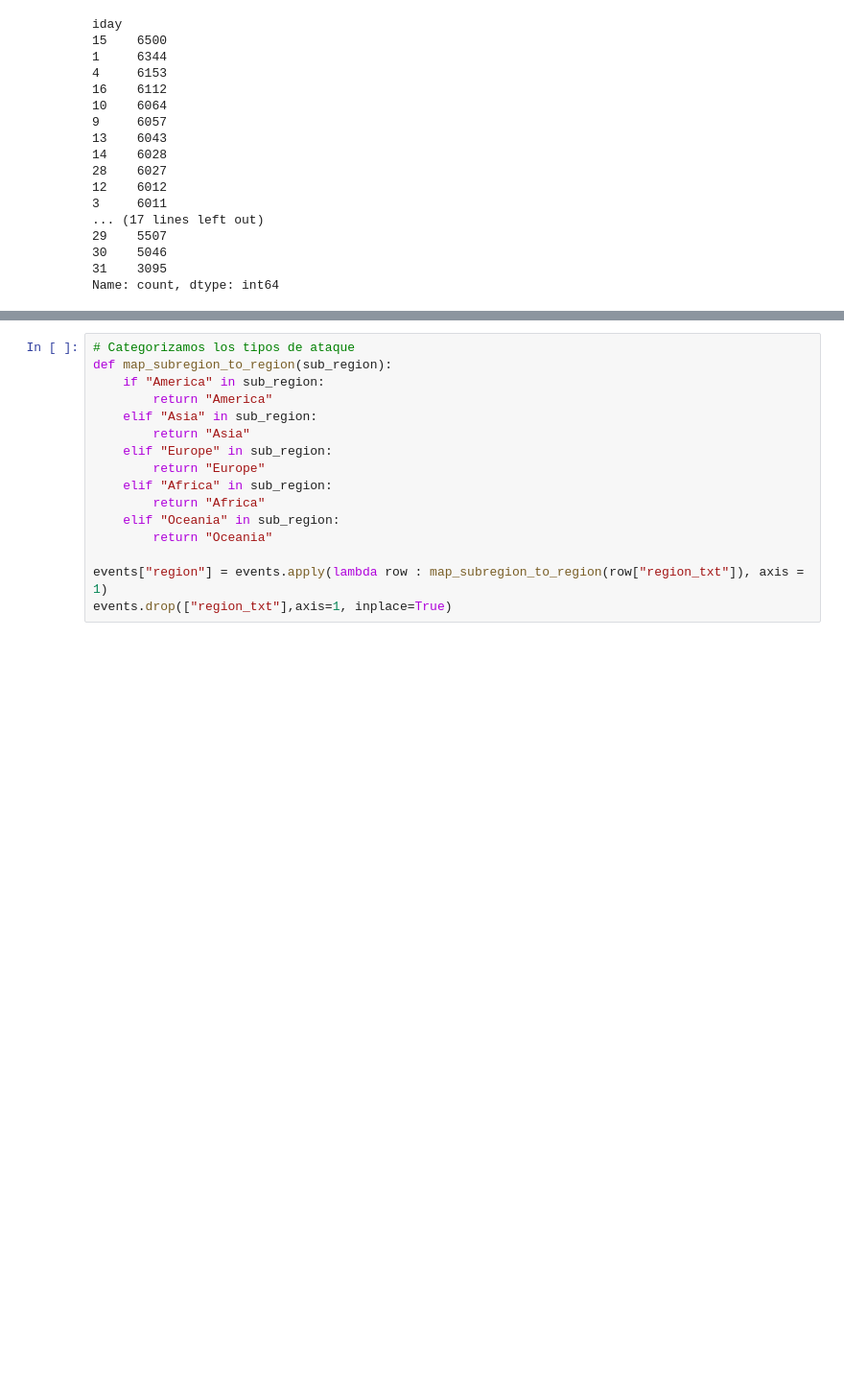
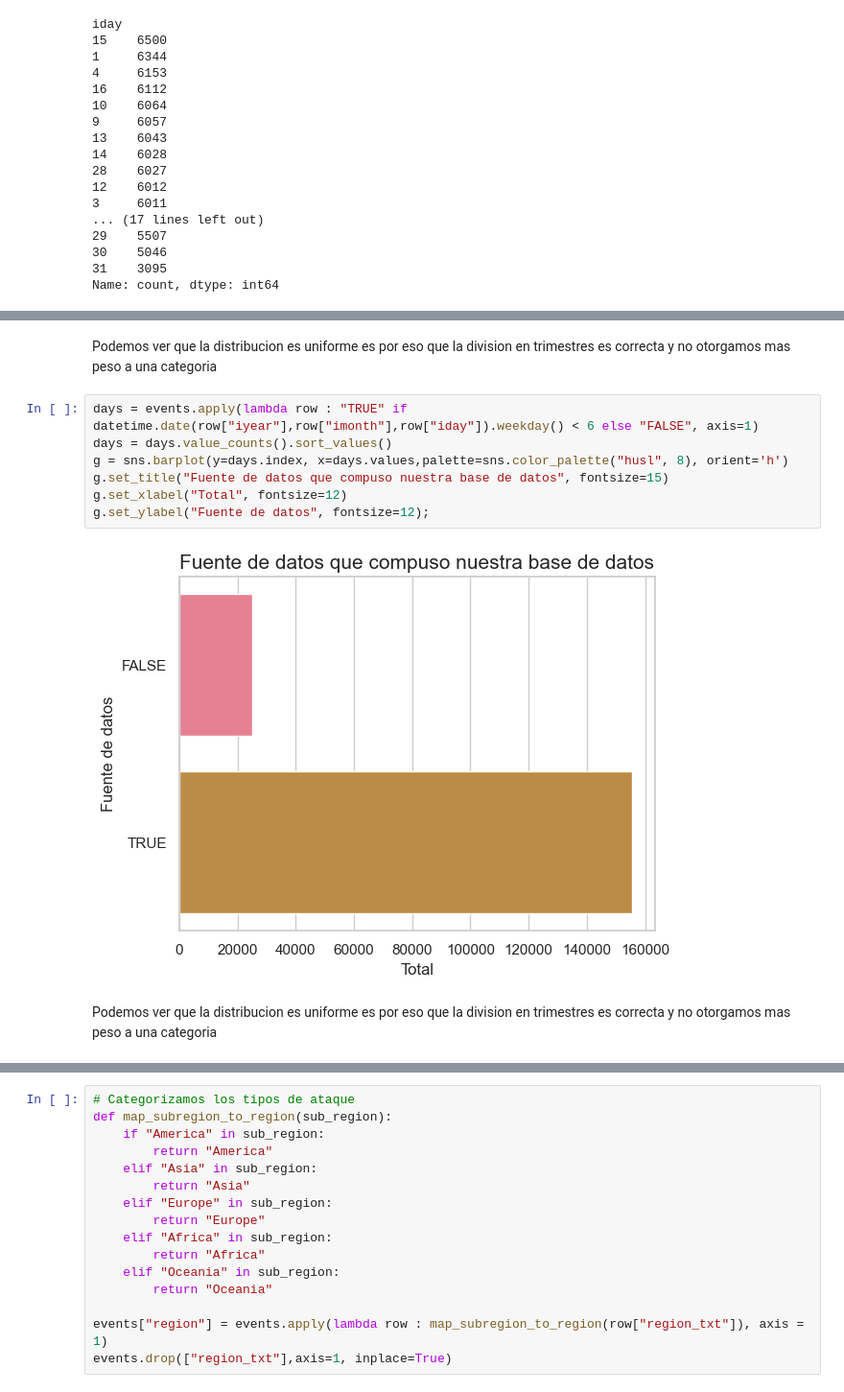
Before and after one commit to jowisaidman/TP_final_ISI, a Jupyter notebook: tp-final.ipynb, the cells around one changed output, grey strips where cells are left out. Shown at 96% size. Cells and saved outputs as stored; diff of their text form; blank space fills up the shorter version.

```diff
--- a/tp-final.ipynb
+++ b/tp-final.ipynb
@@ -424,2 +429,15 @@ Name: count, dtype: int64
+# %% [markdown]
+Podemos ver que la distribucion es uniforme es por eso que la division en trimestres es correcta y no otorgamos mas peso a una categoria
+# %%
+days = events.apply(lambda row : "TRUE" if datetime.date(row["iyear"],row["imonth"],row["iday"]).weekday() < 6 else "FALSE", axis=1)
+days = days.value_counts().sort_values()
+g = sns.barplot(y=days.index, x=days.values,palette=sns.color_palette("husl", 8), orient='h')
+g.set_title("Fuente de datos que compuso nuestra base de datos", fontsize=15)
+g.set_xlabel("Total", fontsize=12)
+g.set_ylabel("Fuente de datos", fontsize=12);
+# %% [output]
+[figure, added]
+# %% [markdown]
+Podemos ver que la distribucion es uniforme es por eso que la division en trimestres es correcta y no otorgamos mas peso a una categoria
 # %%
 # Categorizamos los dias y los meses
```
Also changed, not shown: parts of 16 cells of this notebook.
